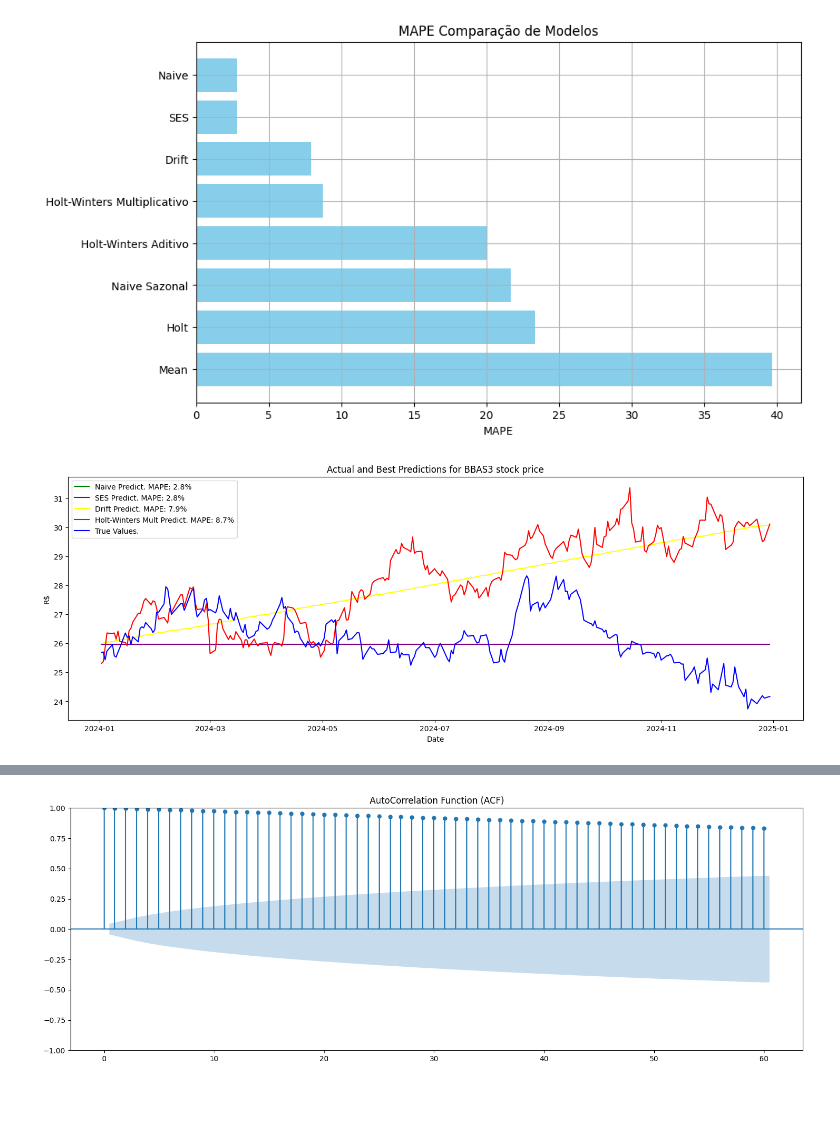
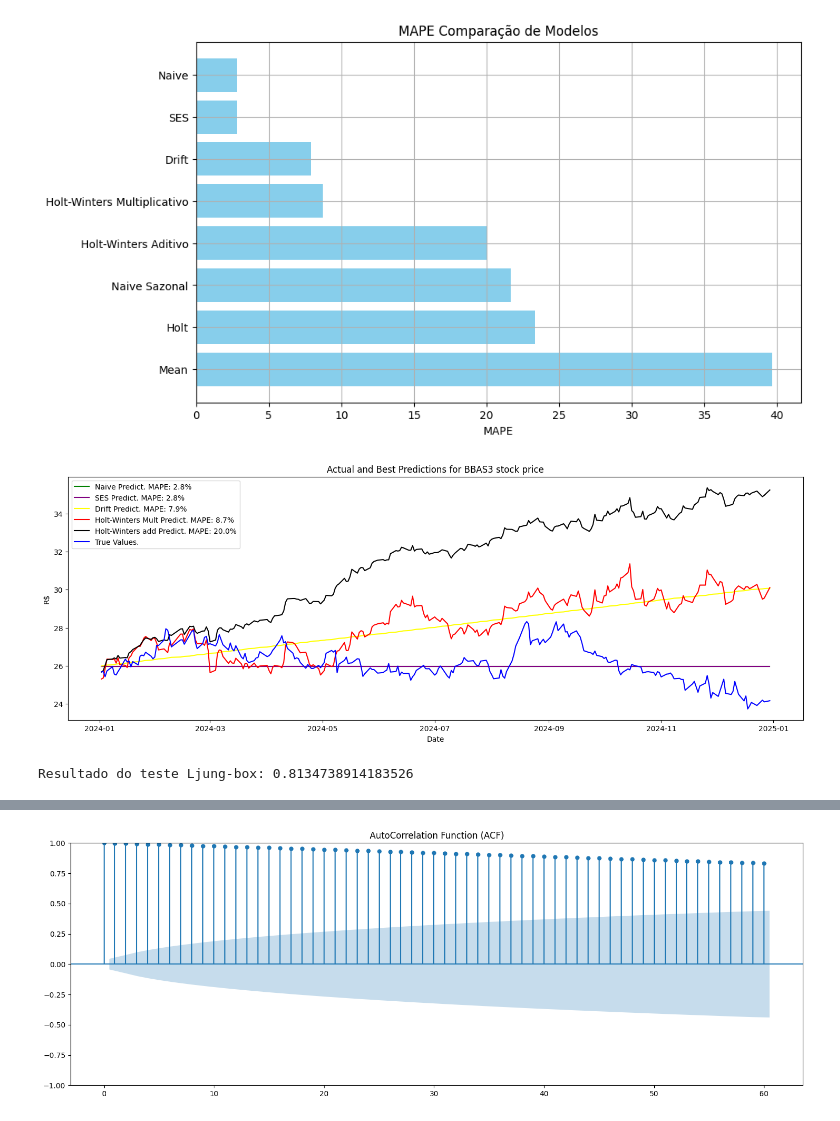
Before and after one commit to Botelho97/tcc-predict-stocks-models-comparison, a Jupyter notebook: models.ipynb, the cells around one changed output, grey strips where cells are left out. Cells and saved outputs as stored; diff of their text form; code cells hidden in the pictures.

Commit message:
More changes to my model study

```diff
--- a/models.ipynb
+++ b/models.ipynb
@@ -459,17 +456,29 @@ plt.show()
 [figure]
 # %%
 ses_forecast.index = bb_series_test.index
+hw_add_forecast.index = bb_series_test.index
 hw_mult_forecast.index = bb_series_test.index
 
 plt.plot(naive_forecast, 'green', label=f'Naive Predict. MAPE: {mape_naive:.1f}%')
 plt.plot(ses_forecast, 'purple', label=f'SES Predict. MAPE: {mape_ses:.1f}%')
 plt.plot(drift_forecast, 'yellow', label=f"Drift Predict. MAPE: {mape_drift:.1f}%")
 plt.plot(hw_mult_forecast, 'red', label=f'Holt-Winters Mult Predict. MAPE: {mape_hw_mult:.1f}%')
+plt.plot(hw_add_forecast, 'black', label=f'Holt-Winters add Predict. MAPE: {mape_hw_add:.1f}%')
 plt.plot(bb_series_test, 'blue', label=f'True Values.')
 plt.legend()
 plt.title("Actual and Best Predictions for BBAS3 stock price")
 plt.ylabel("R$")
 plt.xlabel("Date")
 plt.show()
 # %% [output]
-[figure, old version]
+[figure, new version]
+# %%
+# Teste Ljung-Box nos resíduos
+from statsmodels.stats.diagnostic import acorr_ljungbox
+
+residuos = hw_mult_model.resid
+
+ljungbox_result = acorr_ljungbox(residuos, lags=30, return_df=True)
+print(f'Resultado do teste Ljung-box: {ljungbox_result.lb_pvalue.values[0]}')
+# %% [output]
+Resultado do teste Ljung-box: 0.8134738914183526
```
Also changed, not shown: parts of 4 cells of this notebook.
